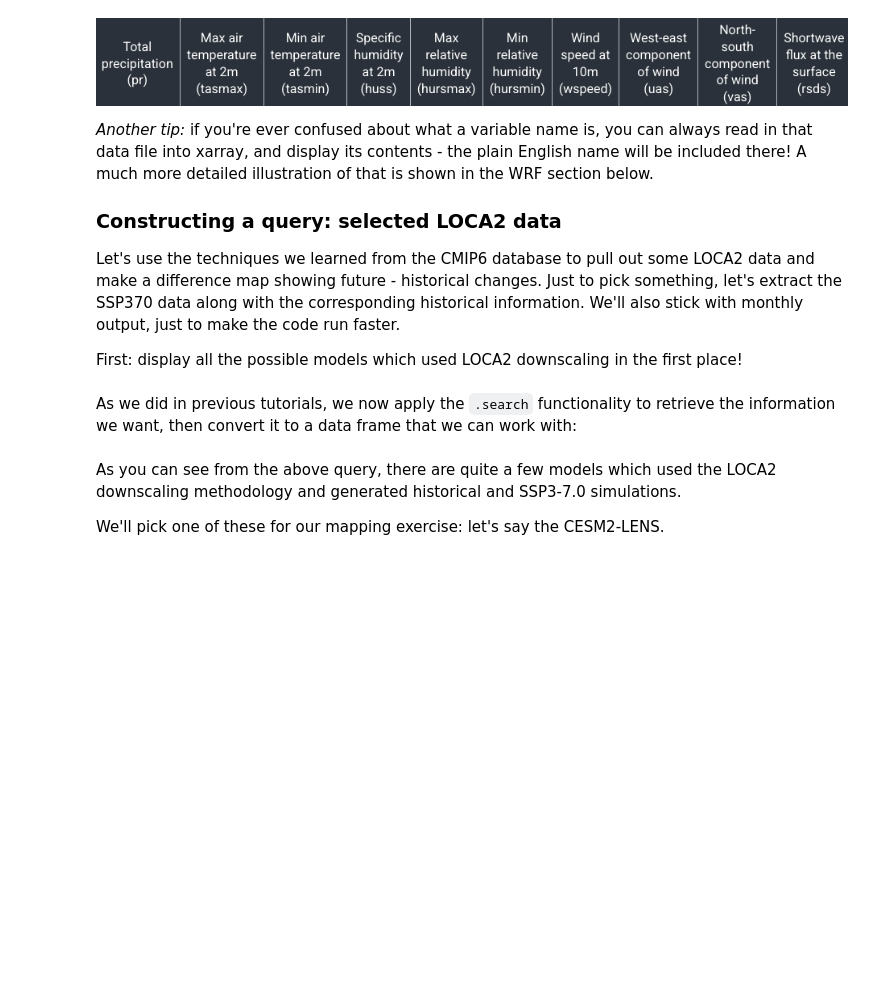
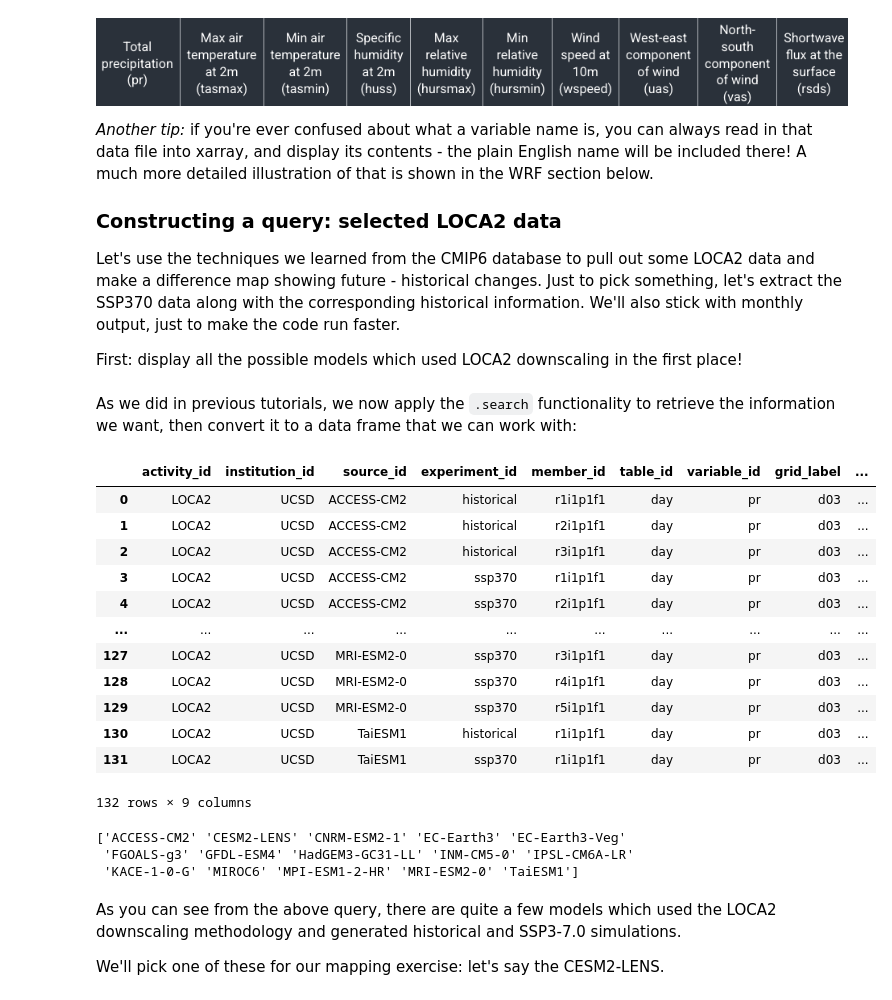
Before and after one commit to tommats00/Cal-Adapt-diagnostics, a Jupyter notebook: CodeAlong 1. Mapping Downscaled Products.ipynb, the cells around one changed output. Saved outputs shown, nothing was run; the diff lists cells and outputs as text; code cells hidden in the pictures; blank space fills up the shorter version.

```diff
--- a/CodeAlong 1. Mapping Downscaled Products.ipynb
+++ b/CodeAlong 1. Mapping Downscaled Products.ipynb
@@ -169,20 +201,47 @@ First: display all the possible models which used LOCA2 downscaling in the first
 # %%
 # Specify search terms to query catalog
 # activity_id: which downscaling technique do you want?
+activity_id = ['LOCA2']
 
 # experiment_id: which historical/future scenario do you want?
+experiment_ids = ['historical', 'ssp370']
 
 # table_id: which time resolution do you want?
+table_id = ['day']
 
 # variable_id: which variable do you want?
+variable_id = ['pr']
 # %% [markdown]
 As we did in previous tutorials, we now apply the `.search` functionality to retrieve the information we want, then convert it to a data frame that we can work with:
 # %%
 # Search through catalog, store results
+loca_res = catalog.search(activity_id = activity_id,
+                         experiment_id = experiment_ids,
+                         table_id = table_id,
+                         variable_id = variable_id)
 
 # Display data frame associated with results
+display(loca_res.df)
 
 # Display unique models
+print(loca_res.df.source_id.unique())
+# %% [output]
+|  | activity_id | institution_id | source_id | experiment_id | member_id | table_id | variable_id | grid_label | ... |
+| 0 | LOCA2 | UCSD | ACCESS-CM2 | historical | r1i1p1f1 | day | pr | d03 | ... |
+| 1 | LOCA2 | UCSD | ACCESS-CM2 | historical | r2i1p1f1 | day | pr | d03 | ... |
+| 2 | LOCA2 | UCSD | ACCESS-CM2 | historical | r3i1p1f1 | day | pr | d03 | ... |
+| 3 | LOCA2 | UCSD | ACCESS-CM2 | ssp370 | r1i1p1f1 | day | pr | d03 | ... |
+| 4 | LOCA2 | UCSD | ACCESS-CM2 | ssp370 | r2i1p1f1 | day | pr | d03 | ... |
+| ... | ... | ... | ... | ... | ... | ... | ... | ... | ... |
+| 127 | LOCA2 | UCSD | MRI-ESM2-0 | ssp370 | r3i1p1f1 | day | pr | d03 | ... |
+| 128 | LOCA2 | UCSD | MRI-ESM2-0 | ssp370 | r4i1p1f1 | day | pr | d03 | ... |
+| 129 | LOCA2 | UCSD | MRI-ESM2-0 | ssp370 | r5i1p1f1 | day | pr | d03 | ... |
+| 130 | LOCA2 | UCSD | TaiESM1 | historical | r1i1p1f1 | day | pr | d03 | ... |
+| 131 | LOCA2 | UCSD | TaiESM1 | ssp370 | r1i1p1f1 | day | pr | d03 | ... |
+132 rows × 9 columns
+['ACCESS-CM2' 'CESM2-LENS' 'CNRM-ESM2-1' 'EC-Earth3' 'EC-Earth3-Veg'
+ 'FGOALS-g3' 'GFDL-ESM4' 'HadGEM3-GC31-LL' 'INM-CM5-0' 'IPSL-CM6A-LR'
+ 'KACE-1-0-G' 'MIROC6' 'MPI-ESM1-2-HR' 'MRI-ESM2-0' 'TaiESM1']
 # %% [markdown]
 As you can see from the above query, there are quite a few models which used the LOCA2 downscaling methodology and generated historical and SSP3-7.0 simulations.
 
```
Also changed, not shown: parts of 17 cells of this notebook, 1 other file.
